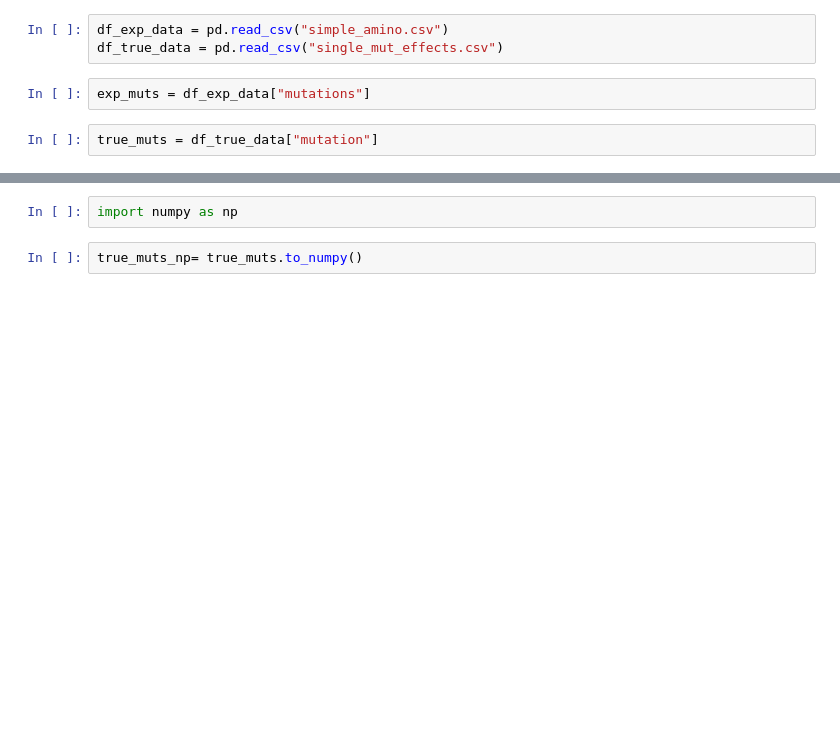
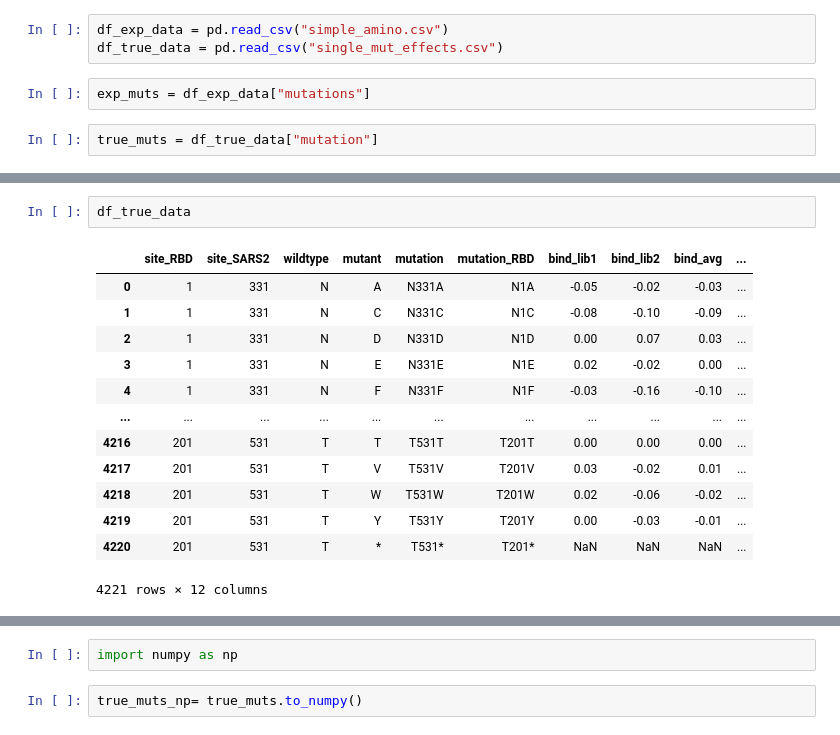
Before and after one commit to fergplace/amber_scripts, a Jupyter notebook: data_eval.ipynb, the cells around one changed output, grey strips where cells are left out. Cells and saved outputs as stored; diff of their text form; blank space fills up the shorter version.

```diff
--- a/data_eval.ipynb
+++ b/data_eval.ipynb
@@ -24,0 +12,16 @@ Name: mutations, Length: 63, dtype: object
+# %%
+df_true_data
+# %% [output]
+|  | site_RBD | site_SARS2 | wildtype | mutant | mutation | mutation_RBD | bind_lib1 | bind_lib2 | bind_avg | ... |
+| 0 | 1 | 331 | N | A | N331A | N1A | -0.05 | -0.02 | -0.03 | ... |
+| 1 | 1 | 331 | N | C | N331C | N1C | -0.08 | -0.10 | -0.09 | ... |
+| 2 | 1 | 331 | N | D | N331D | N1D | 0.00 | 0.07 | 0.03 | ... |
+| 3 | 1 | 331 | N | E | N331E | N1E | 0.02 | -0.02 | 0.00 | ... |
+| 4 | 1 | 331 | N | F | N331F | N1F | -0.03 | -0.16 | -0.10 | ... |
+| ... | ... | ... | ... | ... | ... | ... | ... | ... | ... | ... |
+| 4216 | 201 | 531 | T | T | T531T | T201T | 0.00 | 0.00 | 0.00 | ... |
+| 4217 | 201 | 531 | T | V | T531V | T201V | 0.03 | -0.02 | 0.01 | ... |
+| 4218 | 201 | 531 | T | W | T531W | T201W | 0.02 | -0.06 | -0.02 | ... |
+| 4219 | 201 | 531 | T | Y | T531Y | T201Y | 0.00 | -0.03 | -0.01 | ... |
+| 4220 | 201 | 531 | T | * | T531* | T201* | NaN | NaN | NaN | ... |
+4221 rows × 12 columns
```
Also changed, not shown: parts of 18 cells of this notebook.
